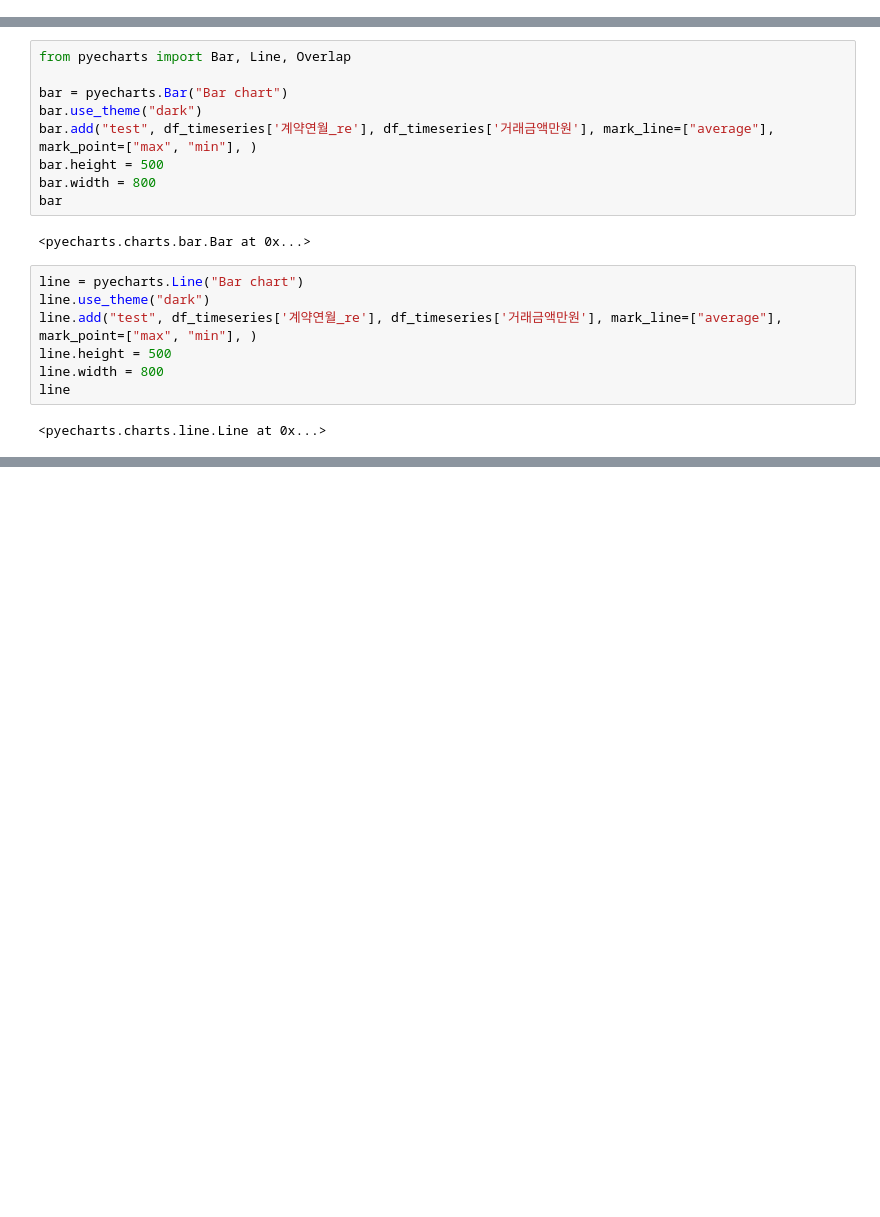
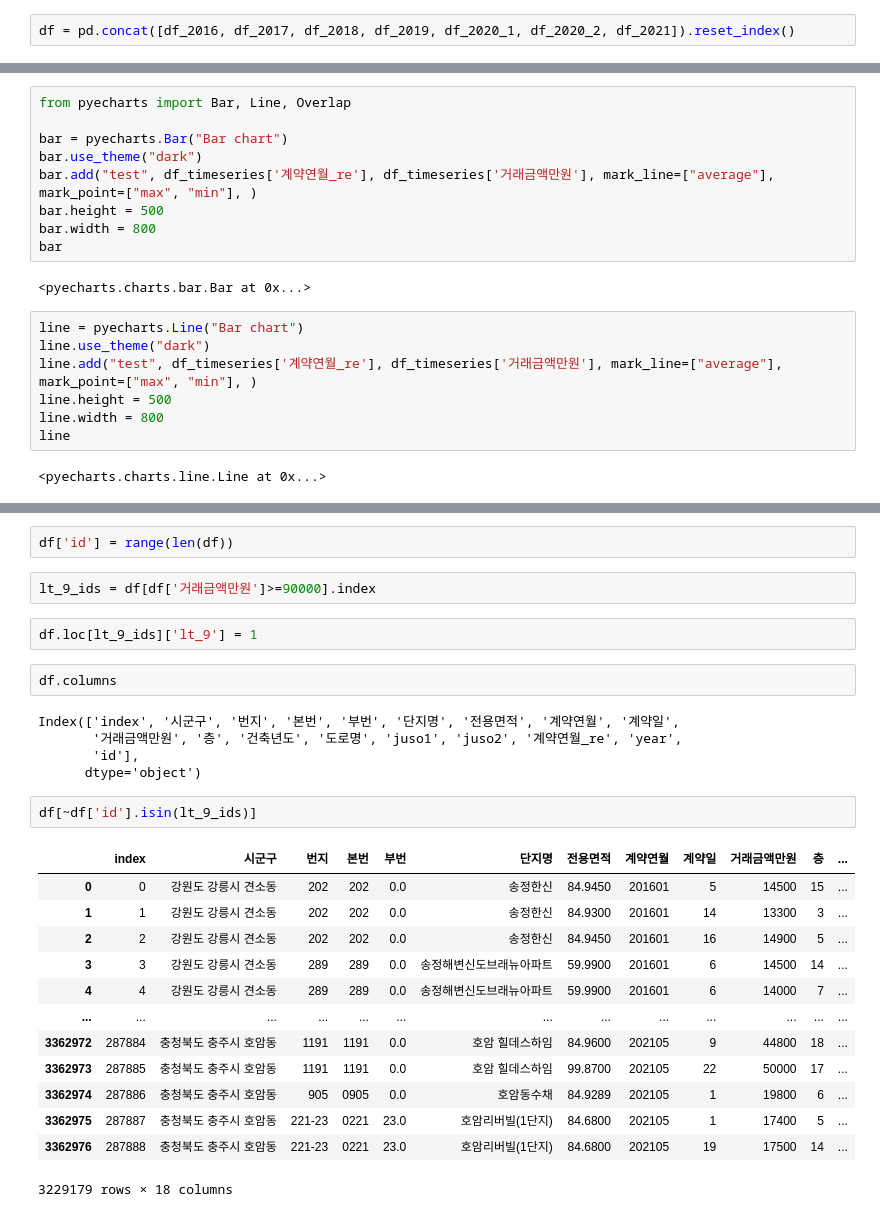
Before and after one commit to king-rabbit/housing_price_analysis, a Jupyter notebook: analysis.ipynb, the cells around one changed output, grey strips where cells are left out. Cells and saved outputs as stored; diff of their text form; blank space fills up the shorter version.

```diff
--- a/analysis.ipynb
+++ b/analysis.ipynb
@@ -106,0 +146,2 @@ df.head(3)
+# %%
+df = pd.concat([df_2016, df_2017, df_2018, df_2019, df_2020_1, df_2020_2, df_2021]).reset_index()
@@ -202,0 +289,29 @@ line
+# %%
+df['id'] = range(len(df))
+# %%
+lt_9_ids = df[df['거래금액만원']>=90000].index
+# %%
+df.loc[lt_9_ids]['lt_9'] = 1
+# %%
+df.columns
+# %% [output]
+Index(['index', '시군구', '번지', '본번', '부번', '단지명', '전용면적', '계약연월', '계약일',
+       '거래금액만원', '층', '건축년도', '도로명', 'juso1', 'juso2', '계약연월_re', 'year',
+       'id'],
+      dtype='object')
+# %%
+df[~df['id'].isin(lt_9_ids)]
+# %% [output]
+|  | index | 시군구 | 번지 | 본번 | 부번 | 단지명 | 전용면적 | 계약연월 | 계약일 | 거래금액만원 | 층 | ... |
+| 0 | 0 | 강원도 강릉시 견소동 | 202 | 202 | 0.0 | 송정한신 | 84.9450 | 201601 | 5 | 14500 | 15 | ... |
+| 1 | 1 | 강원도 강릉시 견소동 | 202 | 202 | 0.0 | 송정한신 | 84.9300 | 201601 | 14 | 13300 | 3 | ... |
+| 2 | 2 | 강원도 강릉시 견소동 | 202 | 202 | 0.0 | 송정한신 | 84.9450 | 201601 | 16 | 14900 | 5 | ... |
+| 3 | 3 | 강원도 강릉시 견소동 | 289 | 289 | 0.0 | 송정해변신도브래뉴아파트 | 59.9900 | 201601 | 6 | 14500 | 14 | ... |
+| 4 | 4 | 강원도 강릉시 견소동 | 289 | 289 | 0.0 | 송정해변신도브래뉴아파트 | 59.9900 | 201601 | 6 | 14000 | 7 | ... |
+| ... | ... | ... | ... | ... | ... | ... | ... | ... | ... | ... | ... | ... |
+| 3362972 | 287884 | 충청북도 충주시 호암동 | 1191 | 1191 | 0.0 | 호암 힐데스하임 | 84.9600 | 202105 | 9 | 44800 | 18 | ... |
+| 3362973 | 287885 | 충청북도 충주시 호암동 | 1191 | 1191 | 0.0 | 호암 힐데스하임 | 99.8700 | 202105 | 22 | 50000 | 17 | ... |
+| 3362974 | 287886 | 충청북도 충주시 호암동 | 905 | 0905 | 0.0 | 호암동수채 | 84.9289 | 202105 | 1 | 19800 | 6 | ... |
+| 3362975 | 287887 | 충청북도 충주시 호암동 | 221-23 | 0221 | 23.0 | 호암리버빌(1단지) | 84.6800 | 202105 | 1 | 17400 | 5 | ... |
+| 3362976 | 287888 | 충청북도 충주시 호암동 | 221-23 | 0221 | 23.0 | 호암리버빌(1단지) | 84.6800 | 202105 | 19 | 17500 | 14 | ... |
+3229179 rows × 18 columns
```
Also changed, not shown: parts of 29 cells of this notebook, 9 other files.
